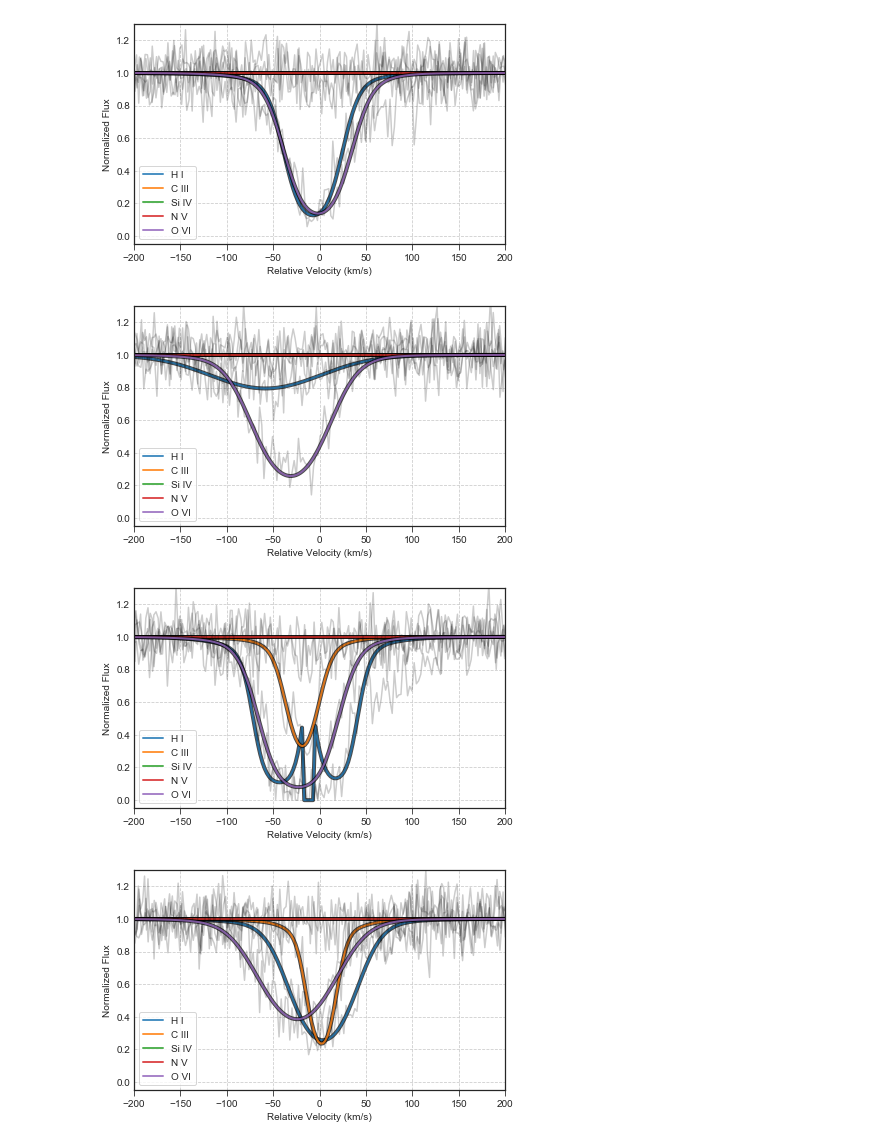
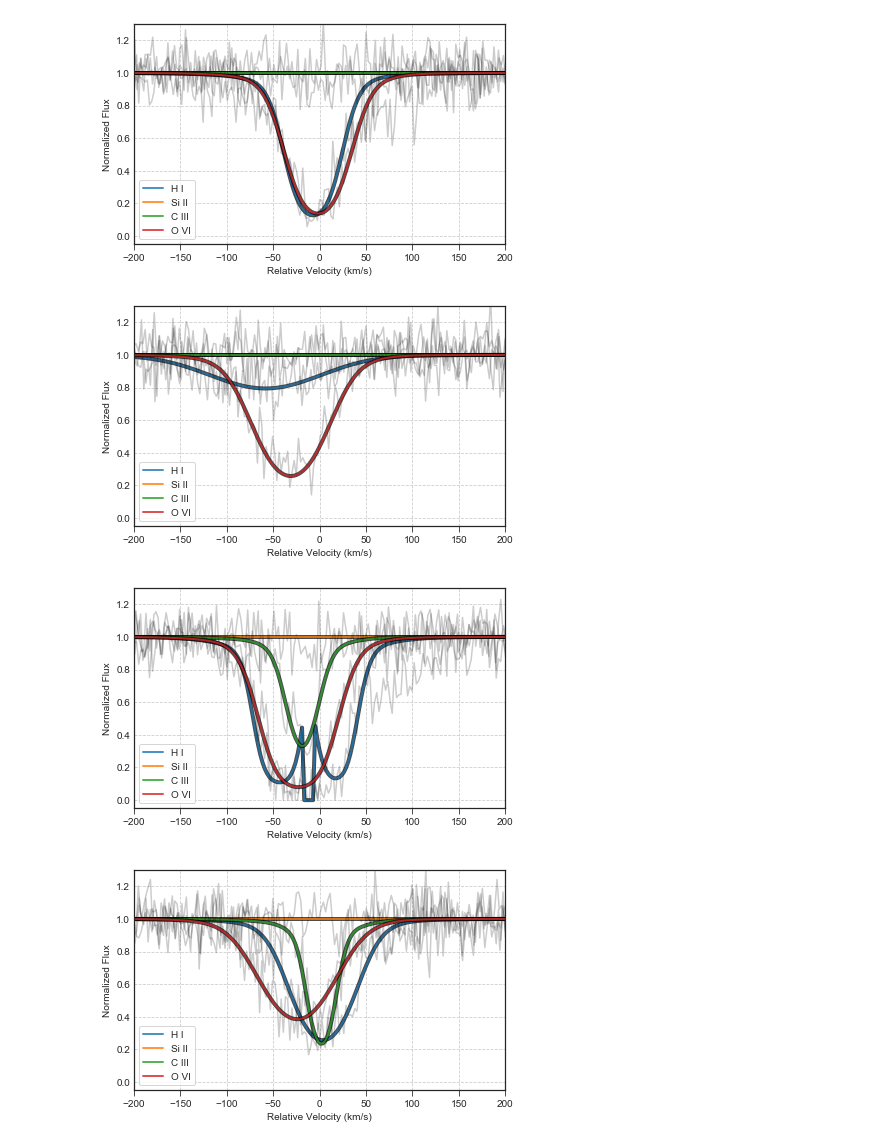
Before and after one commit to ibutsky/synthetic_spectra, a Jupyter notebook: scripts/plotting/plots.ipynb, the cells around one changed output. Drawn from its saved outputs; the diff is of its cells as text; code cells hidden in the pictures.

```diff
--- a/scripts/plotting/plots.ipynb
+++ b/scripts/plotting/plots.ipynb
@@ -68,6 +69,5 @@ plt.savefig('../../plots/vel_bval_histogram.png', dpi = 300)
 # %%
-ion_list = ['H I', 'C II', 'C III', 'Si II', 'Si III', 'Si IV', 'N III', 'N V', 'O VI']
-ion_list = ['H I', 'C III', 'Si IV', 'N V', 'O VI']
+ion_list = ['H I', 'Si II', 'C III', 'O VI']
 
 spec_list = glob.glob('../../data/analyzed_spectra/COS-FUV*')
 for spec_path in spec_list:
@@ -95,4 +95,4 @@ for spec_path in spec_list:
-[figure, old version]
+[figure, new version]
-[figure, old version]
+[figure, new version]
-[figure, old version]
+[figure, new version]
-[figure, old version]
+[figure, new version]
```
Also changed, not shown: parts of 5 cells of this notebook, 8 other files.
